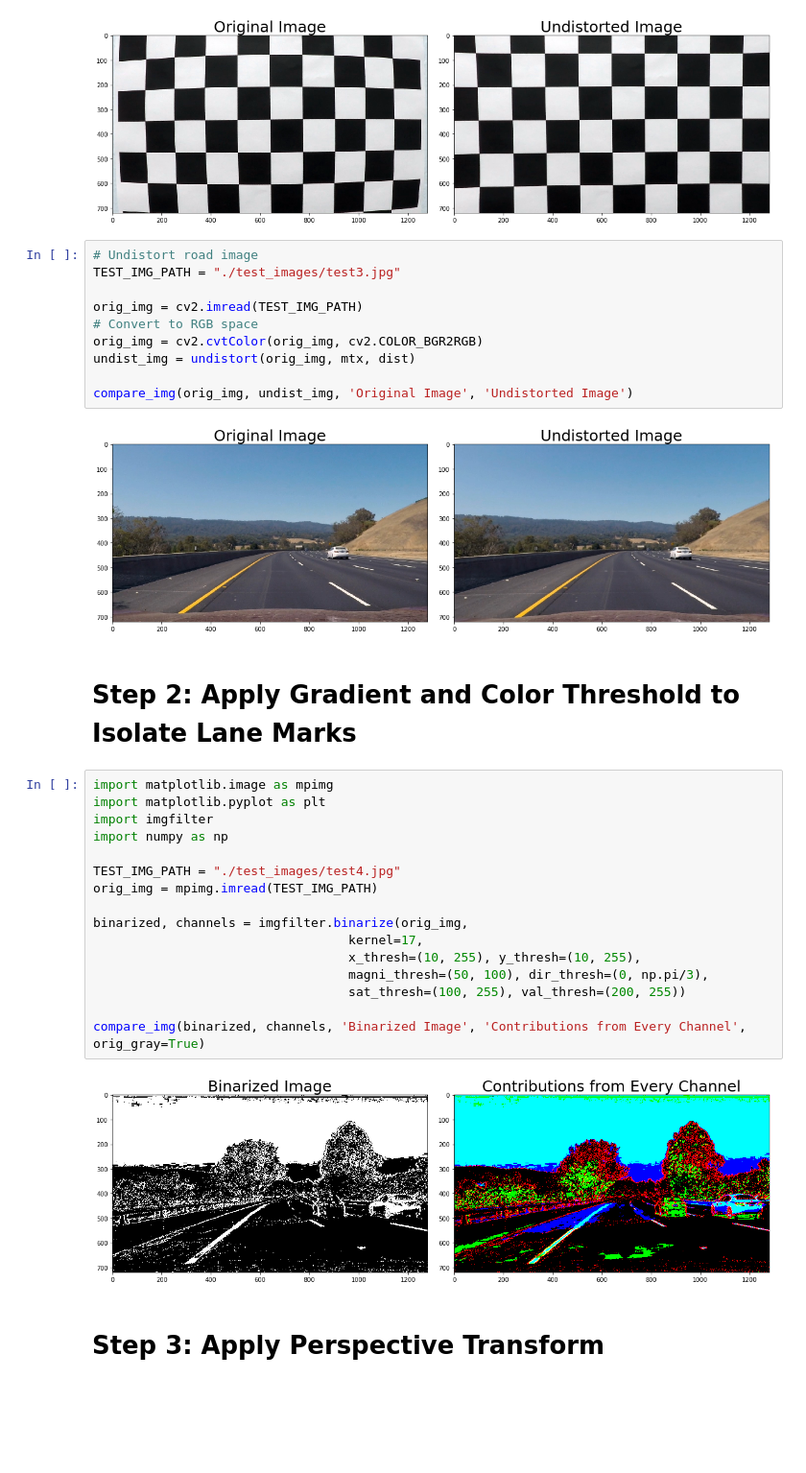
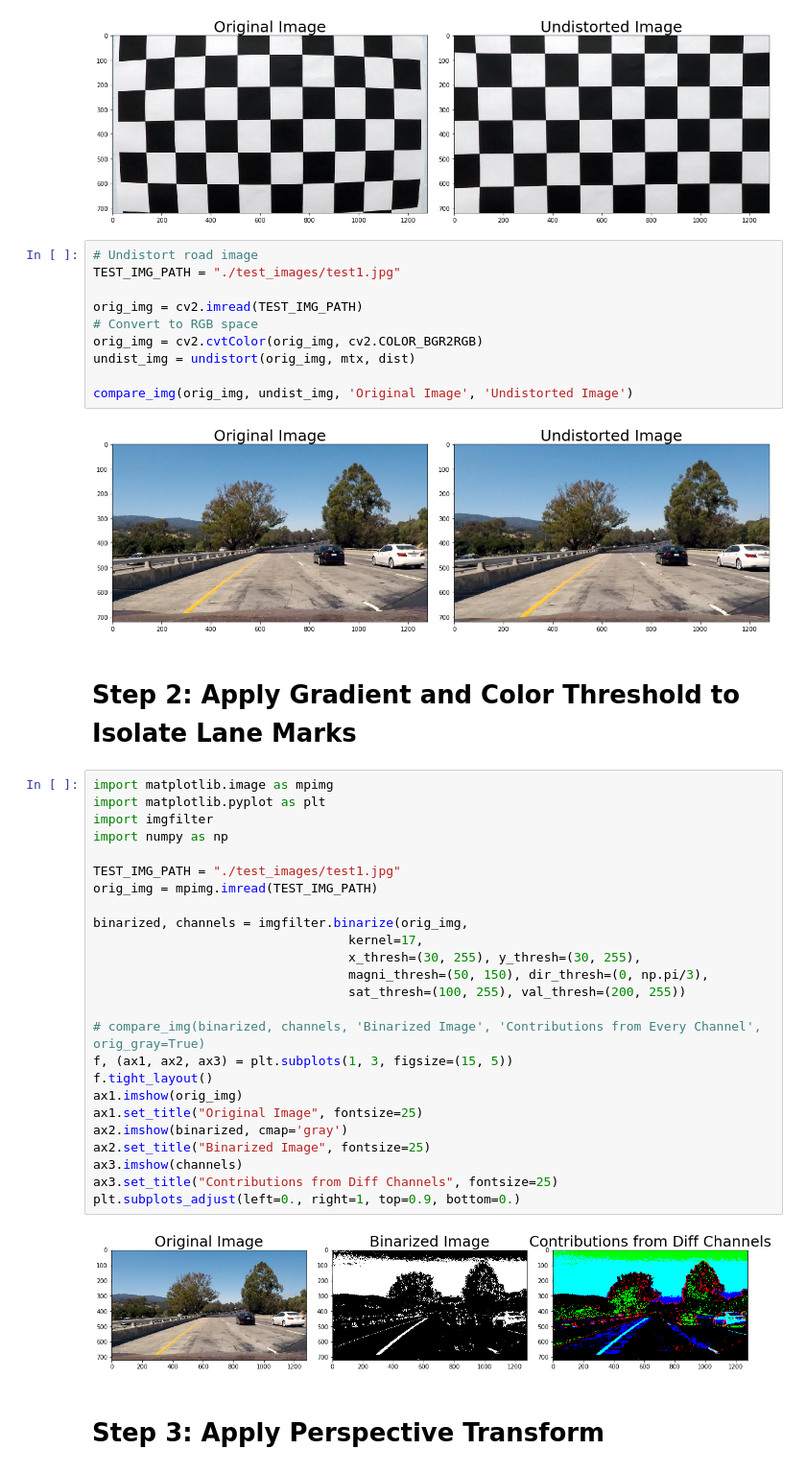
Before and after one commit to JohnGee96/CarND-Advanced-Lane-Lines, a Jupyter notebook: advLaneFinding.ipynb, the cells around one changed output. Shown at 96% size. Drawn from its saved outputs; the diff is of its cells as text; blank space fills up the shorter version.

```diff
--- a/advLaneFinding.ipynb
+++ b/advLaneFinding.ipynb
@@ -49,7 +49,7 @@ compare_img(orig_img, undist_img, 'Original Image', 'Undistorted Image')
 [figure]
 # %%
 # Undistort road image
-TEST_IMG_PATH = "./test_images/test3.jpg"
+TEST_IMG_PATH = "./test_images/test1.jpg"
 
 orig_img = cv2.imread(TEST_IMG_PATH)
 # Convert to RGB space
@@ -58,27 +58,36 @@ undist_img = undistort(orig_img, mtx, dist)
 
 compare_img(orig_img, undist_img, 'Original Image', 'Undistorted Image')
 # %% [output]
-[figure, old version]
+[figure, new version]
 # %% [markdown]
 # Step 2: Apply Gradient and Color Threshold to Isolate Lane Marks
 # %%
 import matplotlib.image as mpimg
 import matplotlib.pyplot as plt
 import imgfilter
 import numpy as np
 
-TEST_IMG_PATH = "./test_images/test4.jpg"
+TEST_IMG_PATH = "./test_images/test1.jpg"
 orig_img = mpimg.imread(TEST_IMG_PATH)
 
 binarized, channels = imgfilter.binarize(orig_img,
                                   kernel=17,
-                                  x_thresh=(10, 255), y_thresh=(10, 255),
-                                  magni_thresh=(50, 100), dir_thresh=(0, np.pi/3),
+                                  x_thresh=(30, 255), y_thresh=(30, 255),
+                                  magni_thresh=(50, 150), dir_thresh=(0, np.pi/3),
                                   sat_thresh=(100, 255), val_thresh=(200, 255))
 
-compare_img(binarized, channels, 'Binarized Image', 'Contributions from Every Channel', orig_gray=True)
+# compare_img(binarized, channels, 'Binarized Image', 'Contributions from Every Channel', orig_gray=True)
+f, (ax1, ax2, ax3) = plt.subplots(1, 3, figsize=(15, 5))
+f.tight_layout()
+ax1.imshow(orig_img)
+ax1.set_title("Original Image", fontsize=25)
+ax2.imshow(binarized, cmap='gray')
+ax2.set_title("Binarized Image", fontsize=25)
+ax3.imshow(channels)
+ax3.set_title("Contributions from Diff Channels", fontsize=25)
+plt.subplots_adjust(left=0., right=1, top=0.9, bottom=0.)
 # %% [output]
-[figure, old version]
+[figure, new version]
 # %% [markdown]
 # Step 3:  Apply Perspective Transform
 # %%
```
Also changed, not shown: parts of 12 cells of this notebook, 11 other files.
